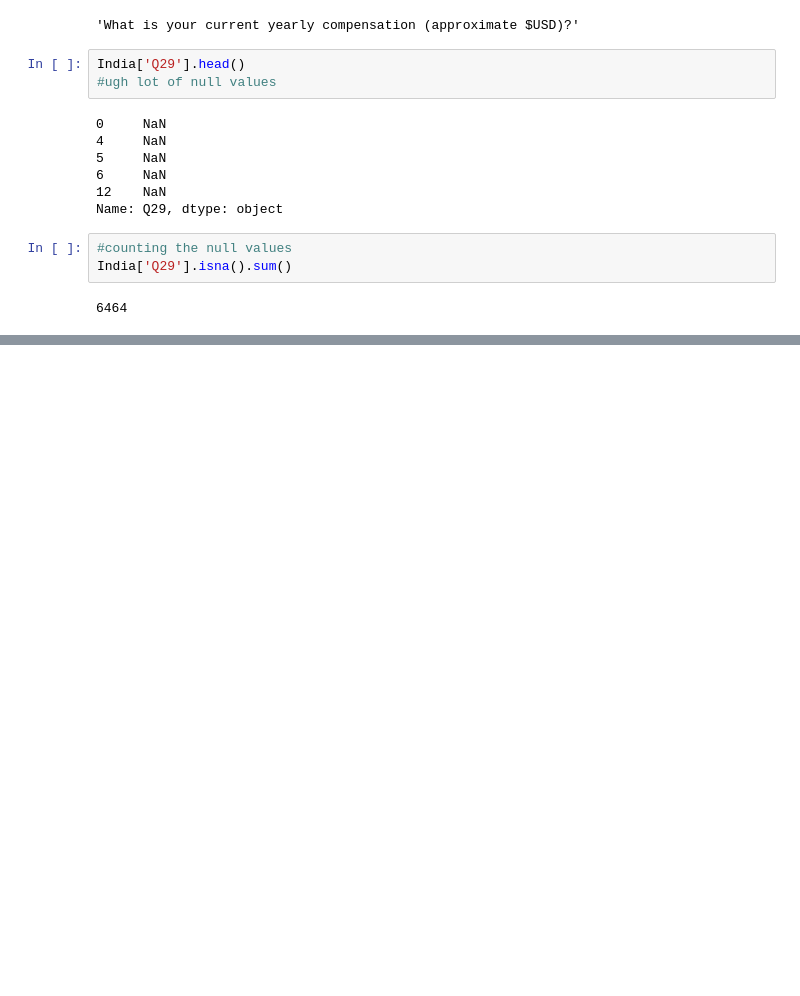
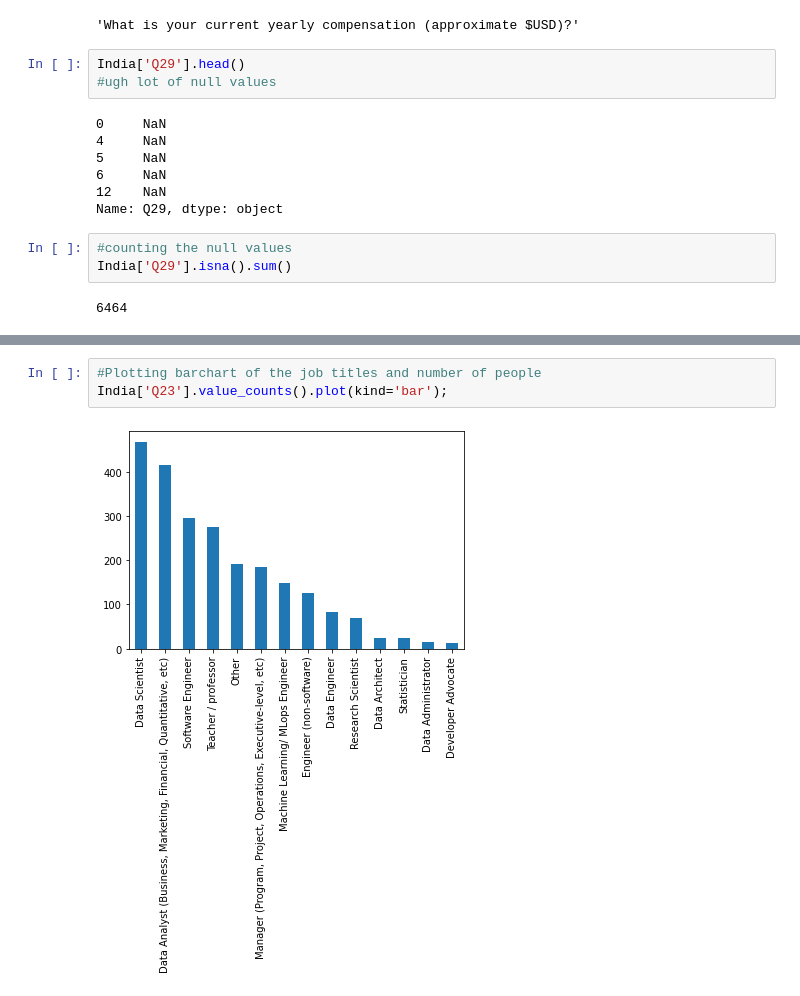
Before and after one commit to prasadposture/Kaggle-ML-and-DS-Survey, a Jupyter notebook: Kaggle ML and DS Survey 2022.ipynb, the cells around one changed output, grey strips where cells are left out. Drawn from its saved outputs; the diff is of its cells as text; blank space fills up the shorter version.

```diff
--- a/Kaggle ML and DS Survey 2022.ipynb
+++ b/Kaggle ML and DS Survey 2022.ipynb
@@ -338,0 +509,5 @@ India['Q29'].isna().sum()
+# %%
+#Plotting barchart of the job titles and number of people
+India['Q23'].value_counts().plot(kind='bar');
+# %% [output]
+[figure, added]
```
Also changed, not shown: parts of 34 cells of this notebook.
